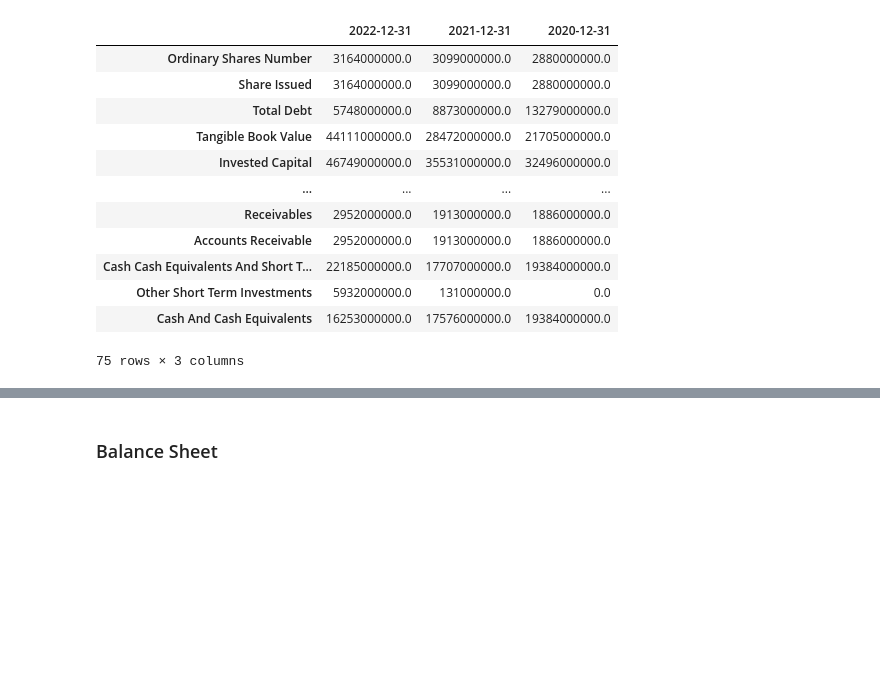
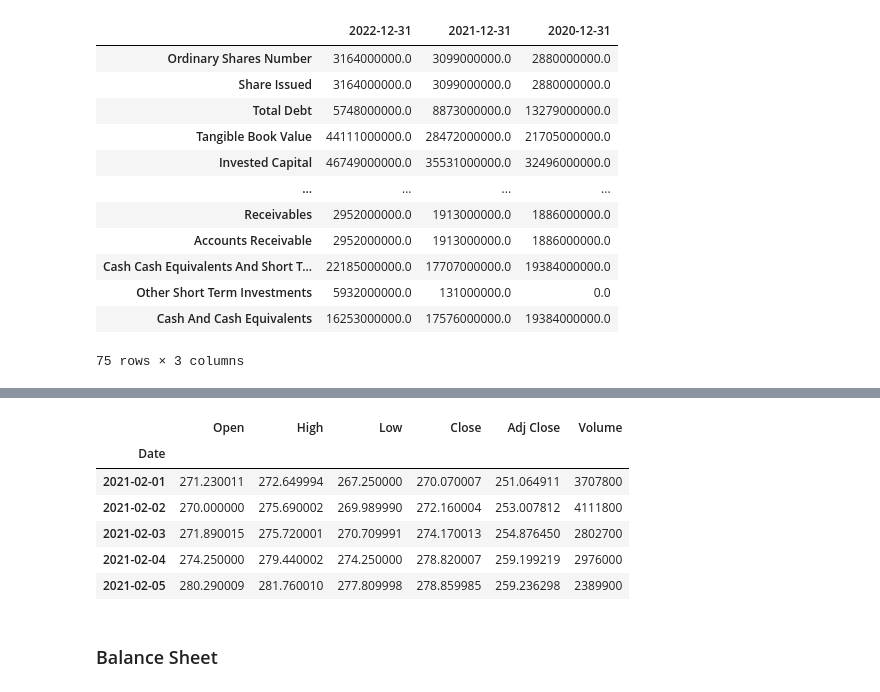
Before and after one commit to JustinEBlake/project_3, a Jupyter notebook: main/deepika.ipynb, the cells around one changed output, grey strips where cells are left out. Cells and saved outputs as stored; diff of their text form; code cells hidden in the pictures; blank space fills up the shorter version.

```diff
--- a/main/main.ipynb
+++ b/main/deepika.ipynb
@@ -112,0 +203,4 @@ stocks_df.to_csv("../Resources/tesla_stocks.csv")
+# %%
+# Retrieve the stocks data
+stocks_hd = yf.download("HD", start=start_date, end=end_date)
+print(stocks_hd)
@@ -112,0 +226,12 @@ stocks_df.to_csv("../Resources/tesla_stocks.csv")
+# %%
+# Create the dataframe
+stocks_hd = pd.DataFrame(stocks_hd)
+stocks_hd.head()
+# %% [output]
+|  | Open | High | Low | Close | Adj Close | Volume |
+| Date |  |  |  |  |  |  |
+| 2021-02-01 | 271.230011 | 272.649994 | 267.250000 | 270.070007 | 251.064911 | 3707800 |
+| 2021-02-02 | 270.000000 | 275.690002 | 269.989990 | 272.160004 | 253.007812 | 4111800 |
+| 2021-02-03 | 271.890015 | 275.720001 | 270.709991 | 274.170013 | 254.876450 | 2802700 |
+| 2021-02-04 | 274.250000 | 279.440002 | 274.250000 | 278.820007 | 259.199219 | 2976000 |
+| 2021-02-05 | 280.290009 | 281.760010 | 277.809998 | 278.859985 | 259.236298 | 2389900 |
```
Also changed, not shown: parts of 17 cells of this notebook.
